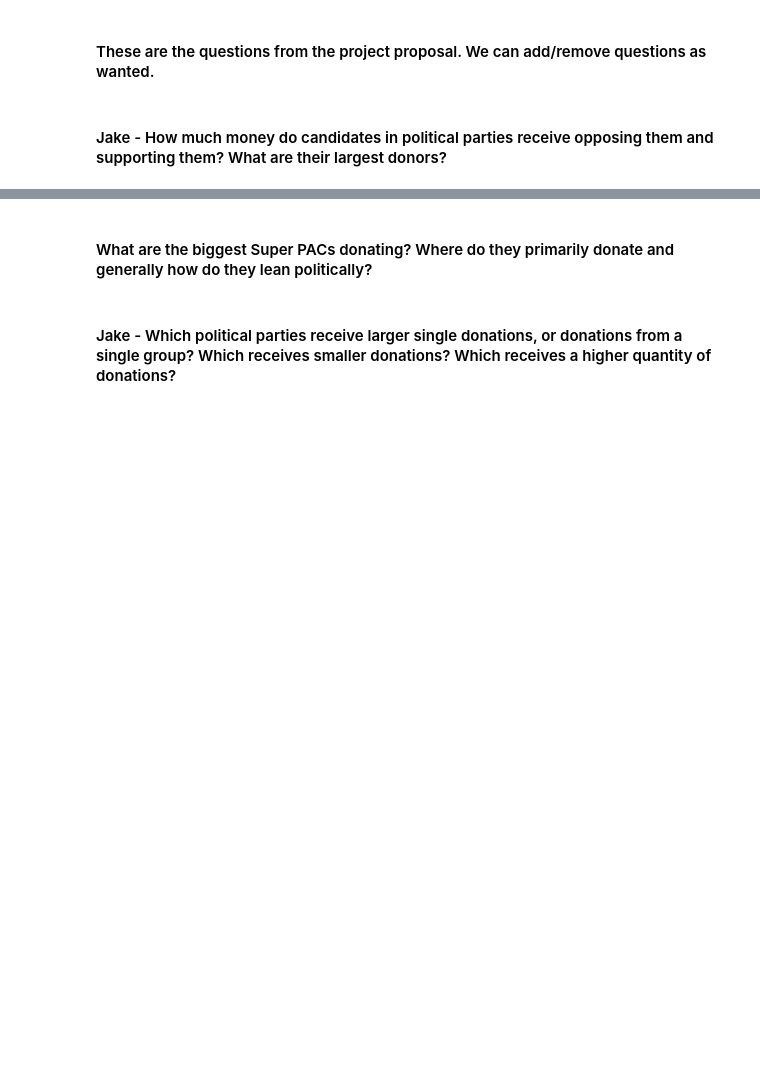
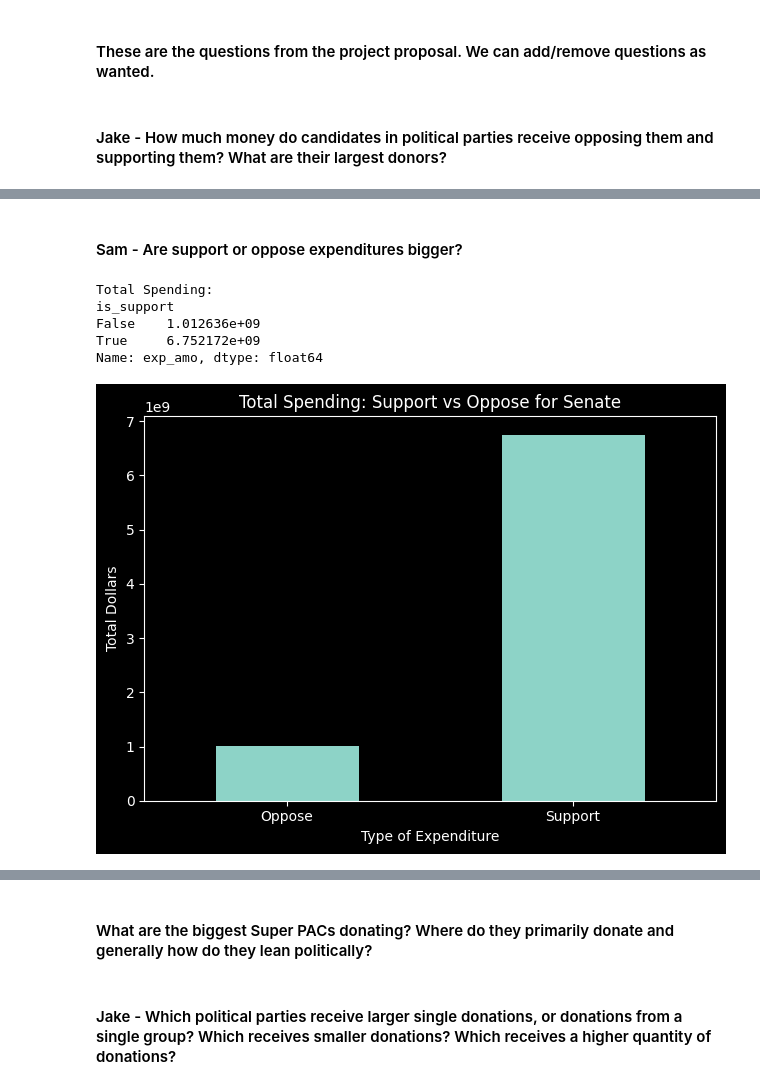
Before and after one commit to magicdracon/Data-Science-Final-Project, a Jupyter notebook: main.ipynb, the cells around one changed output, grey strips where cells are left out. Saved outputs shown, nothing was run; the diff lists cells and outputs as text; code cells hidden in the pictures; blank space fills up the shorter version.

```diff
--- a/main.ipynb
+++ b/main.ipynb
@@ -128,0 +197,23 @@ largeDemocratExpendituresDataFrame.head()
+# %% [markdown]
+#### Sam - Are support or oppose expenditures bigger?
+# %%
+total_spending = expendituresDataFrame.groupby("is_support")["exp_amo"].sum()
+print("Total Spending:")
+print(total_spending)
+print()
+# total spending graph
+total_spending.index = ["Oppose", "Support"]
+total_spending.plot(kind="bar")
+plt.title("Total Spending: Support vs Oppose for Senate")
+plt.xlabel("Type of Expenditure")
+plt.ylabel("Total Dollars")
+plt.xticks(rotation=0)
+plt.tight_layout()
+plt.show()
+# %% [output]
+Total Spending:
+is_support
+False    1.012636e+09
+True     6.752172e+09
+Name: exp_amo, dtype: float64
+[figure, added]
```
Also changed, not shown: parts of 18 cells of this notebook.
